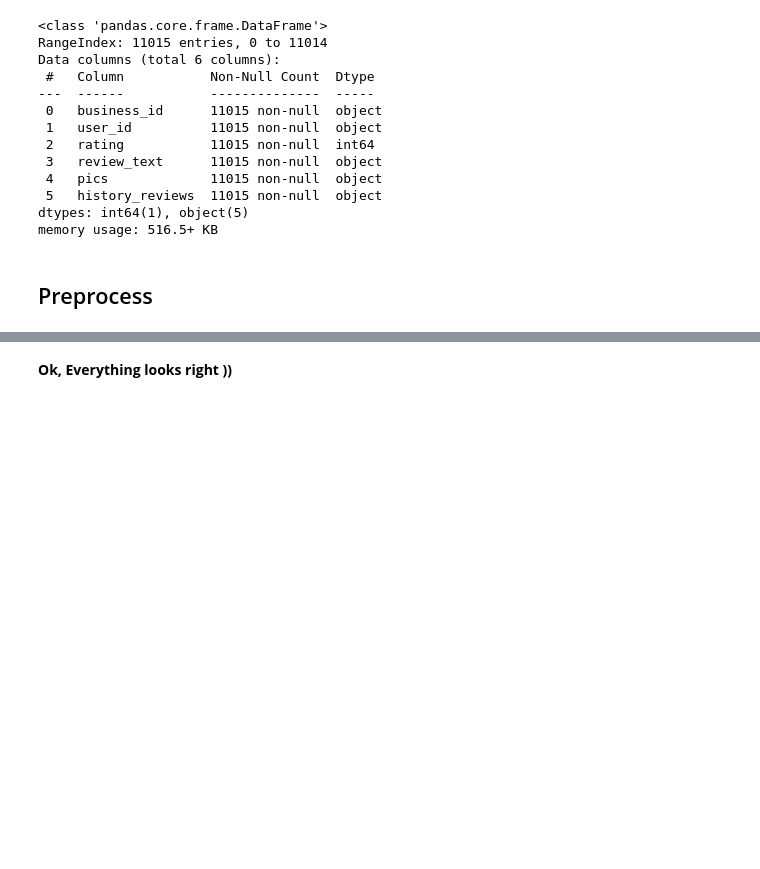
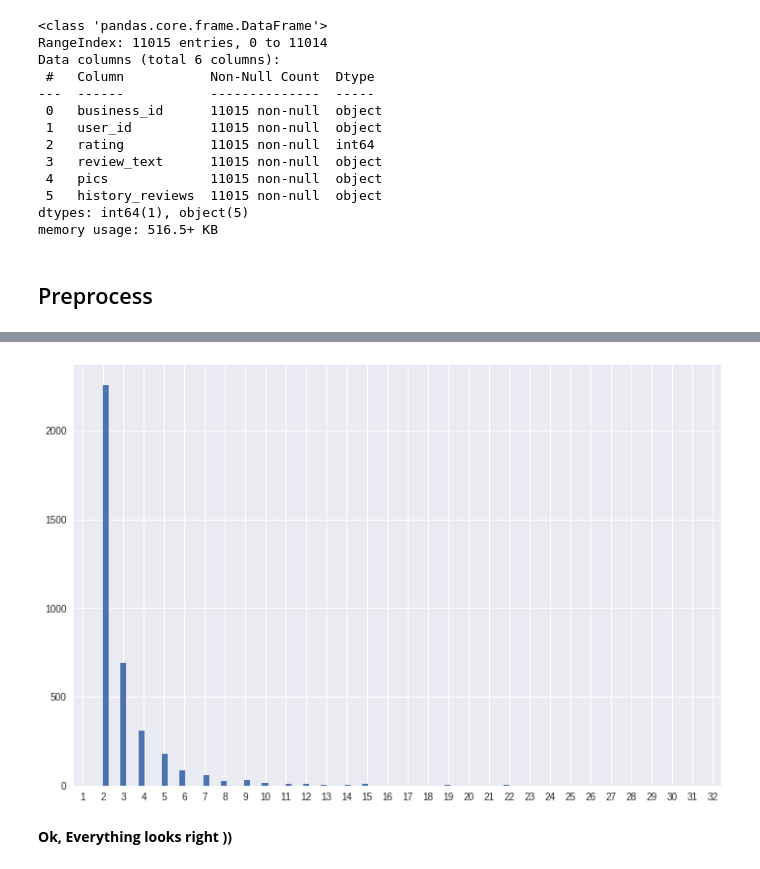
Before and after one commit to nahbos/AUT-Advanced-Information-Retrieval, a Jupyter notebook: Ex03/recommender_system.ipynb, the cells around one changed output, grey strips where cells are left out. Drawn from its saved outputs; the diff is of its cells as text; code cells hidden in the pictures; blank space fills up the shorter version.

```diff
--- a/Ex03/recommender_system.ipynb
+++ b/Ex03/recommender_system.ipynb
@@ -289,0 +330,21 @@ test['question2'] = test['question2'].apply(preprocess)
+# %%
+def obj2int(data):
+    x1 = list(set(data.business_id))
+    x2 = list(set(data.user_id))
+
+    dic1 = dict(zip(x1, list(range(1, len(x1) + 1))))
+    dic2 = dict(zip(x2, list(range(1, len(x2) + 1))))
+
+    data['business_id'] = [dic1[v] for v in data.business_id]
+    data['user_id'] = [dic2[v] for v in data.user_id]
+    return data
+# %%
+merged = obj2int(pd.concat([train, val, test], ignore_index=True))
+
+train = merged.iloc[:len(train), :]
+val = merged.iloc[len(train):len(train) + len(val), :]
+test = merged.iloc[-len(test):, :]
+# %%
+train.reset_index(drop=True, inplace=True)
+val.reset_index(drop=True, inplace=True)
+test.reset_index(drop=True, inplace=True)
@@ -289,0 +353,3 @@ test['question2'] = test['question2'].apply(preprocess)
+# %%
+groups = test.groupby(by='user_id')
+groups.first()
@@ -289,0 +371,8 @@ test['question2'] = test['question2'].apply(preprocess)
+# %%
+with plt.style.context('seaborn'):
+    plt.figure(figsize=(12, 8))
+    plt.hist([len(pdf) for grp, pdf in groups], bins=100)
+    plt.locator_params(axis='x', nbins=50)
+    plt.show()
+# %% [output]
+[figure, added]
```
Also changed, not shown: parts of 43 cells of this notebook.
